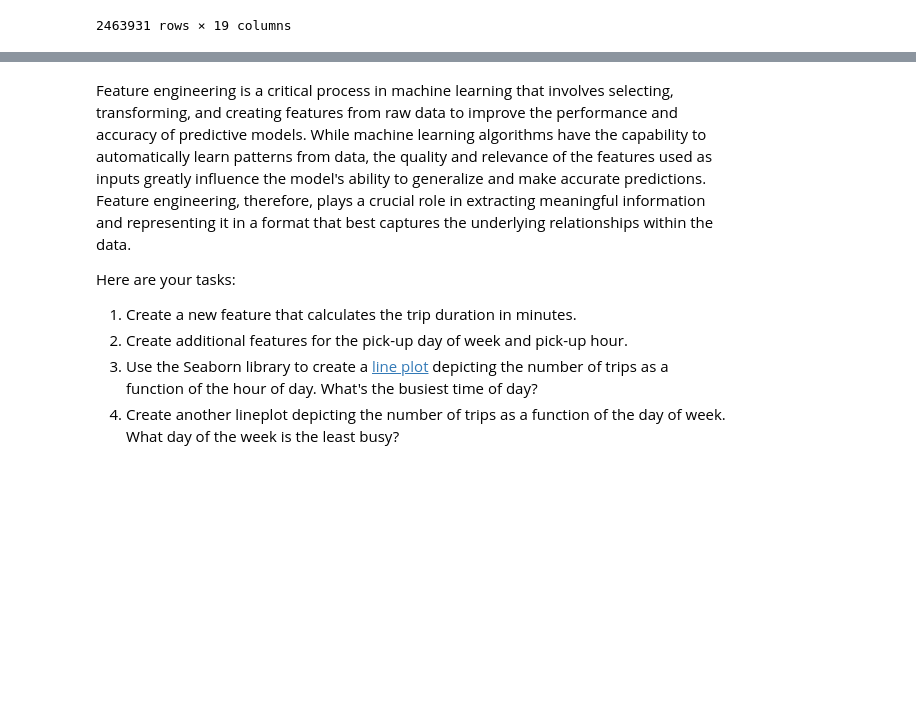
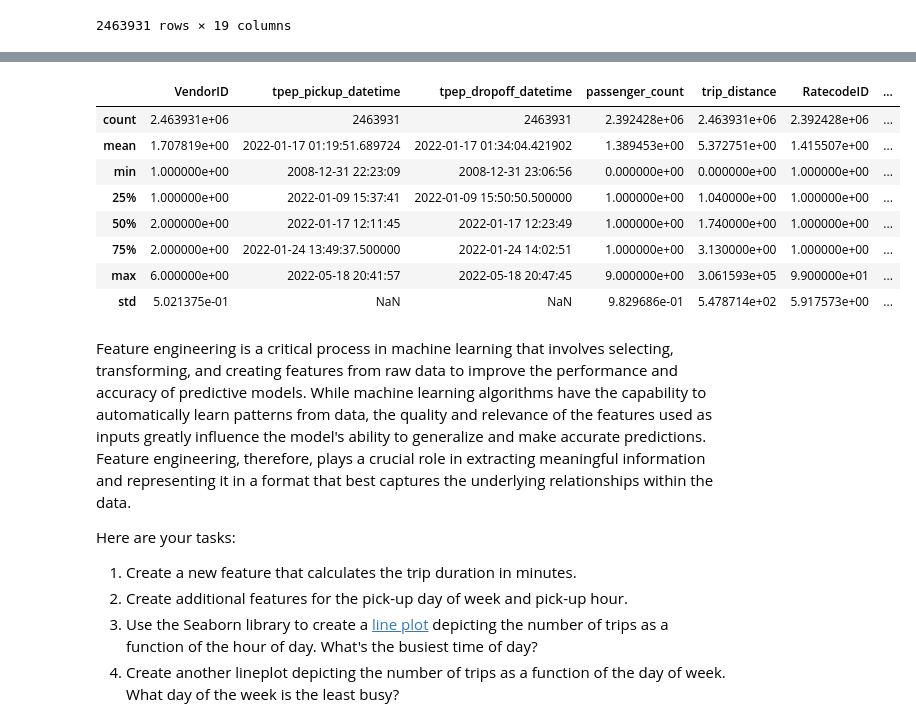
Before and after one commit to Ashok401/ooplqcp, a Jupyter notebook: Student_MLE_MiniProject_EDA.ipynb, the cells around one changed output, grey strips where cells are left out. Saved outputs shown, nothing was run; the diff lists cells and outputs as text; code cells hidden in the pictures; blank space fills up the shorter version.

```diff
--- a/Student_MLE_MiniProject_EDA.ipynb
+++ b/Student_MLE_MiniProject_EDA.ipynb
@@ -55,4 +81,15 @@ df = pd.read_parquet('https://d37ci6vzurychx.cloudfront.net/trip-data/yellow_tri
 # %%
 # Summary statistics of the dataset
+df.describe()
+# %% [output]
+|  | VendorID | tpep_pickup_datetime | tpep_dropoff_datetime | passenger_count | trip_distance | RatecodeID | ... |
+| count | 2.463931e+06 | 2463931 | 2463931 | 2.392428e+06 | 2.463931e+06 | 2.392428e+06 | ... |
+| mean | 1.707819e+00 | 2022-01-17 01:19:51.689724 | 2022-01-17 01:34:04.421902 | 1.389453e+00 | 5.372751e+00 | 1.415507e+00 | ... |
+| min | 1.000000e+00 | 2008-12-31 22:23:09 | 2008-12-31 23:06:56 | 0.000000e+00 | 0.000000e+00 | 1.000000e+00 | ... |
+| 25% | 1.000000e+00 | 2022-01-09 15:37:41 | 2022-01-09 15:50:50.500000 | 1.000000e+00 | 1.040000e+00 | 1.000000e+00 | ... |
+| 50% | 2.000000e+00 | 2022-01-17 12:11:45 | 2022-01-17 12:23:49 | 1.000000e+00 | 1.740000e+00 | 1.000000e+00 | ... |
+| 75% | 2.000000e+00 | 2022-01-24 13:49:37.500000 | 2022-01-24 14:02:51 | 1.000000e+00 | 3.130000e+00 | 1.000000e+00 | ... |
+| max | 6.000000e+00 | 2022-05-18 20:41:57 | 2022-05-18 20:47:45 | 9.000000e+00 | 3.061593e+05 | 9.900000e+01 | ... |
+| std | 5.021375e-01 | NaN | NaN | 9.829686e-01 | 5.478714e+02 | 5.917573e+00 | ... |
 # %%
 # Drop rows with missing values.
```
Also changed, not shown: parts of 4 cells of this notebook.
